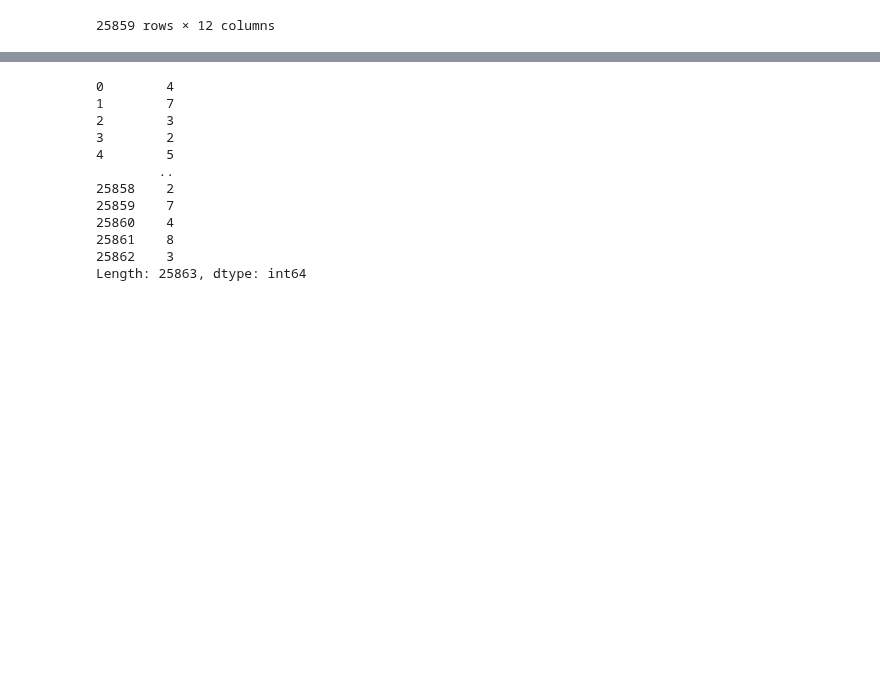
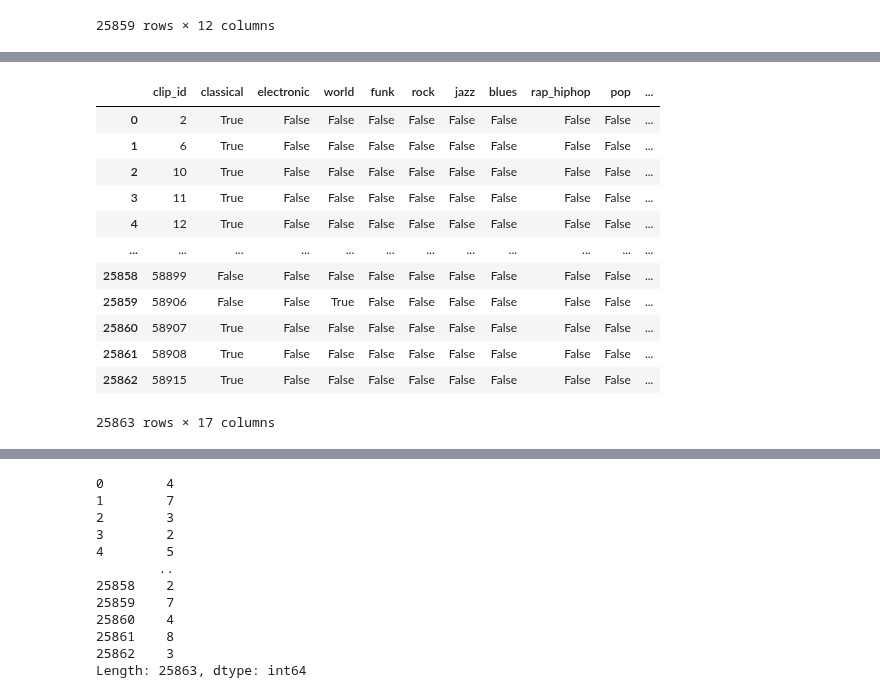
Before and after one commit to curlsloth/MusicSpeech-STM, a Jupyter notebook: STM03_build_meta_data.ipynb, the cells around one changed output, grey strips where cells are left out. Saved outputs shown, nothing was run; the diff lists cells and outputs as text; code cells hidden in the pictures; blank space fills up the shorter version.

```diff
--- a/STM03_build_meta_data.ipynb
+++ b/STM03_build_meta_data.ipynb
@@ -711,0 +925,17 @@ df_annot
+# %%
+df_genre['genre_counter'] = df_genre.drop(columns='clip_id').sum(axis=1)
+df_genre
+# %% [output]
+|  | clip_id | classical | electronic | world | funk | rock | jazz | blues | rap_hiphop | pop | ... |
+| 0 | 2 | True | False | False | False | False | False | False | False | False | ... |
+| 1 | 6 | True | False | False | False | False | False | False | False | False | ... |
+| 2 | 10 | True | False | False | False | False | False | False | False | False | ... |
+| 3 | 11 | True | False | False | False | False | False | False | False | False | ... |
+| 4 | 12 | True | False | False | False | False | False | False | False | False | ... |
+| ... | ... | ... | ... | ... | ... | ... | ... | ... | ... | ... | ... |
+| 25858 | 58899 | False | False | False | False | False | False | False | False | False | ... |
+| 25859 | 58906 | False | False | True | False | False | False | False | False | False | ... |
+| 25860 | 58907 | True | False | False | False | False | False | False | False | False | ... |
+| 25861 | 58908 | True | False | False | False | False | False | False | False | False | ... |
+| 25862 | 58915 | True | False | False | False | False | False | False | False | False | ... |
+25863 rows × 17 columns
```
Also changed, not shown: parts of 24 cells of this notebook, 1 other file.
